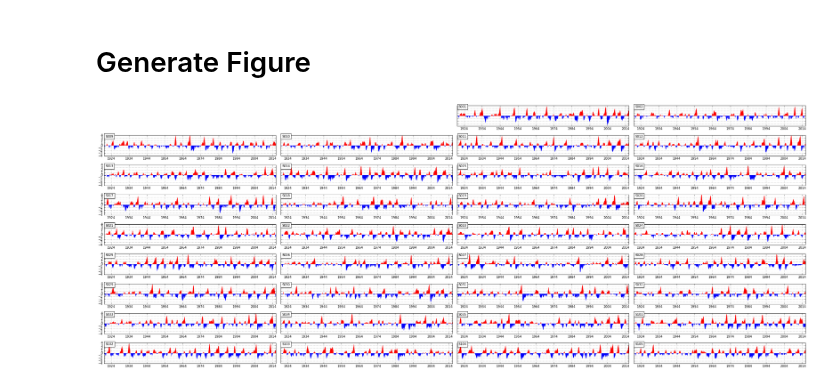
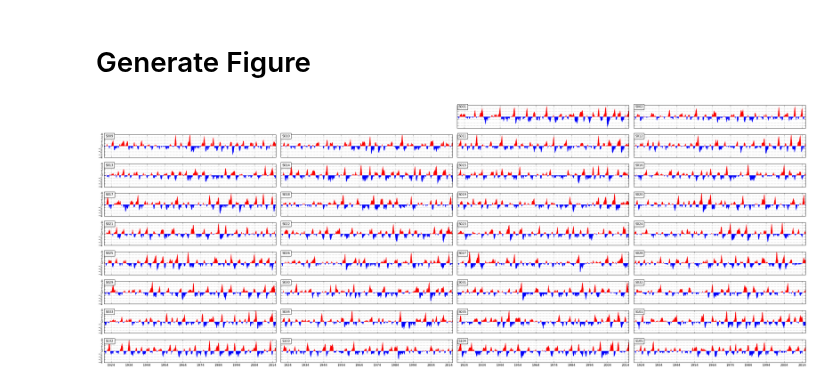
Before and after one commit to bradyrx/EBUS_BGC_Variability, a Jupyter notebook: notebooks/Visualization/ENSO-Index-Visualization.ipynb, the cells around one changed output. Saved outputs shown, nothing was run; the diff lists cells and outputs as text; code cells hidden in the pictures.

```diff
--- a/notebooks/Visualization/ENSO-Index-Visualization.ipynb
+++ b/notebooks/Visualization/ENSO-Index-Visualization.ipynb
@@ -35,18 +35,21 @@ ds = xr.open_dataset(fileDir + 'cvdp_detrended_BGC.nc')
 # %%
 x = ds.time.values
 fig = plt.figure(figsize=(32, 12))
 for idx in np.arange(0, 36, 1):
     if idx == 0 or idx == 1:
         pass
     else:
         ax = fig.add_subplot(9, 4, idx+1)
         y = ds['nino34'][idx-2].values
         enso_fill(x, y, ax, ens[idx-2])
         # Remove y axis for everything but first column
         if idx not in ([4, 8, 12, 16, 20, 24, 28, 32]):
             ax.set_yticklabels('')
+        # Remove time axis except on bottom
+        if idx not in ([32,33,34,35]):
+            ax.set_xticklabels('')
 fig.tight_layout()
-plt.savefig('enso-index-visualization-transparent.eps', transparent=True, format='eps',
-            bbox_inches='tight', pad_inches=1, dpi=1000)
+#plt.savefig('enso-index-visualization-transparent.eps', transparent=True, format='eps',
+#            bbox_inches='tight', pad_inches=1, dpi=1000)
 # %% [output]
-[figure, old version]
+[figure, new version]
```
Also changed, not shown: 9 other files.
